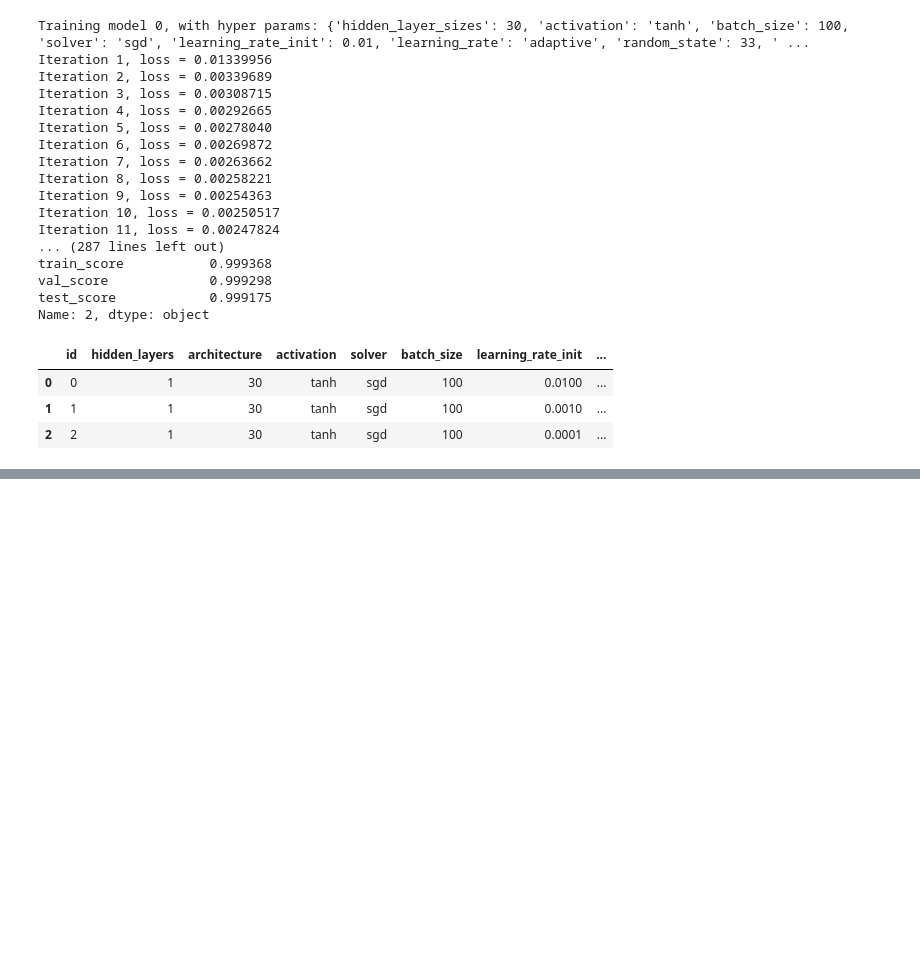
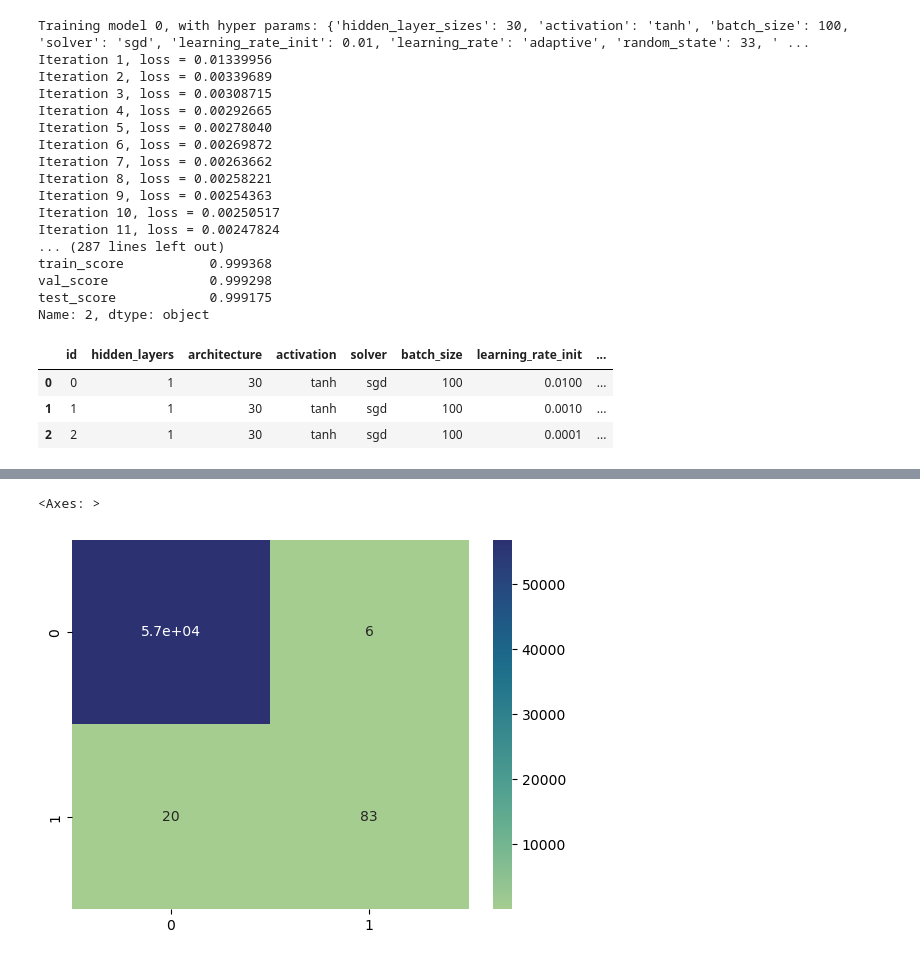
Before and after one commit to ajulthomas/soft-computing, a Jupyter notebook: marked_tutorial_task_1.ipynb, the cells around one changed output, grey strips where cells are left out. Drawn from its saved outputs; the diff is of its cells as text; code cells hidden in the pictures; blank space fills up the shorter version.

Commit message:
adds sns heatmap

```diff
--- a/marked_tutorial_task_1.ipynb
+++ b/marked_tutorial_task_1.ipynb
@@ -159,3 +159,20 @@ observations_df
 | 0 | 0 | 1 | 30 | tanh | sgd | 100 | 0.0100 | ... |
 | 1 | 1 | 1 | 30 | tanh | sgd | 100 | 0.0010 | ... |
 | 2 | 2 | 1 | 30 | tanh | sgd | 100 | 0.0001 | ... |
+# %%
+from sklearn.metrics import confusion_matrix
+
+
+params = {
+    'hidden_layer_sizes': (30),
+    'activation': 'tanh',
+    'alpha': 0.0001,
+    'batch_size': 100,
+    'learning_rate_init': 0.001,
+    'random_state': 33,
+    'verbose': True
+    }
+
+mlp_classifier = MLPClassifier(**params).fit(X_train_scaled, y_train)
+y_pred = mlp_classifier.predict(X_test_scaled)
+cm = confusion_matrix(y_test, y_pred)
@@ -161,0 +197,6 @@ observations_df
+# %%
+import seaborn as sns
+sns.heatmap(cm, cmap='crest',annot=True)
+# %% [output]
+<Axes: >
+[figure, added]
```
Also changed, not shown: parts of 1 cell of this notebook, 1 other file.
